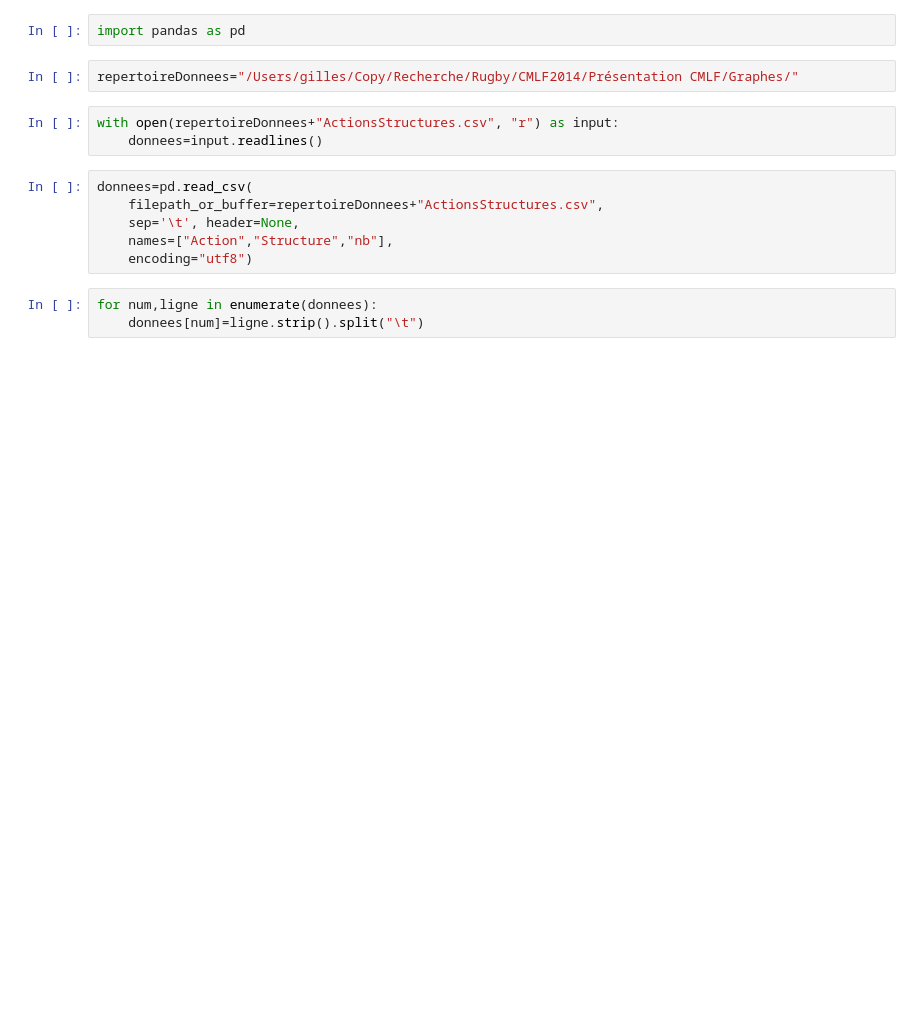
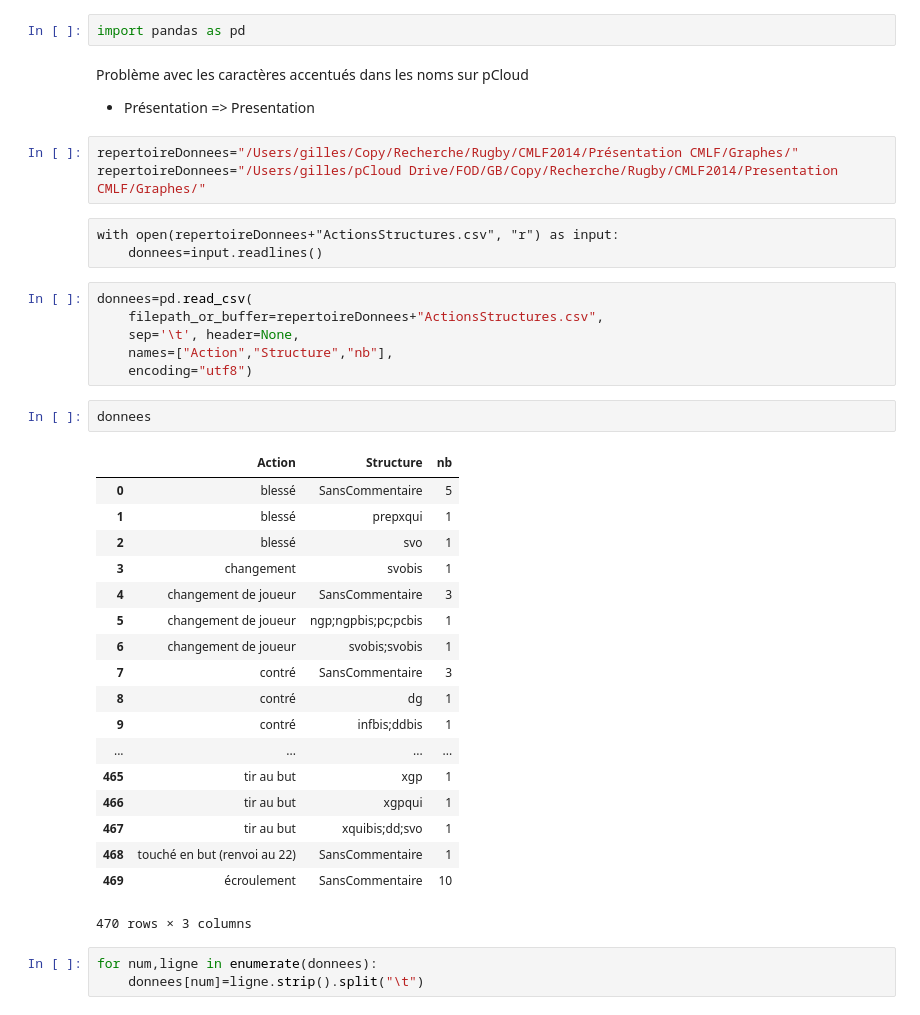
Before and after one commit to gboye/AMBK-SportsCom, a Jupyter notebook: Conscila/CommentairesStructures.ipynb, the cells around one changed output. Drawn from its saved outputs; the diff is of its cells as text; blank space fills up the shorter version.

```diff
--- a/Conscila/CommentairesStructures.ipynb
+++ b/Conscila/CommentairesStructures.ipynb
@@ -1,16 +1,41 @@
 # %%
 import pandas as pd
+# %% [markdown]
+Problème avec les caractères accentués dans les noms sur pCloud
+- Présentation => Presentation
 # %%
-repertoireDonnees="/Users/gilles/Copy/Recherche/Rugby/CMLF2014/Présentation CMLF/Graphes/"
+repertoireDonnees="/Users/gilles/Copy/Recherche/Rugby/CMLF2014/Présentation CMLF/Graphes/"
+repertoireDonnees="/Users/gilles/pCloud Drive/FOD/GB/Copy/Recherche/Rugby/CMLF2014/Presentation CMLF/Graphes/"
-# %%
-with open(repertoireDonnees+"ActionsStructures.csv", "r") as input:
-    donnees=input.readlines()
+# %% [raw]
+with open(repertoireDonnees+"ActionsStructures.csv", "r") as input:
+    donnees=input.readlines()
 # %%
 donnees=pd.read_csv(
     filepath_or_buffer=repertoireDonnees+"ActionsStructures.csv",
     sep='\t', header=None,
     names=["Action","Structure","nb"],
     encoding="utf8")
+# %%
+donnees
+# %% [output]
+|  | Action | Structure | nb |
+| 0 | blessé | SansCommentaire | 5 |
+| 1 | blessé | prepxqui | 1 |
+| 2 | blessé | svo | 1 |
+| 3 | changement | svobis | 1 |
+| 4 | changement de joueur | SansCommentaire | 3 |
+| 5 | changement de joueur | ngp;ngpbis;pc;pcbis | 1 |
+| 6 | changement de joueur | svobis;svobis | 1 |
+| 7 | contré | SansCommentaire | 3 |
+| 8 | contré | dg | 1 |
+| 9 | contré | infbis;ddbis | 1 |
+| ... | ... | ... | ... |
+| 465 | tir au but | xgp | 1 |
+| 466 | tir au but | xgpqui | 1 |
+| 467 | tir au but | xquibis;dd;svo | 1 |
+| 468 | touché en but (renvoi au 22) | SansCommentaire | 1 |
+| 469 | écroulement | SansCommentaire | 10 |
+470 rows × 3 columns
 # %%
 for num,ligne in enumerate(donnees):
     donnees[num]=ligne.strip().split("\t")
```
Also changed, not shown: 6 other files.
